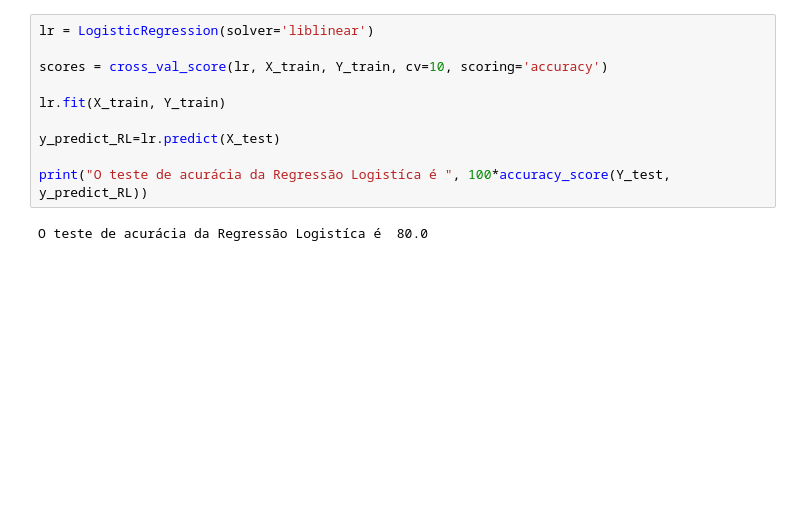
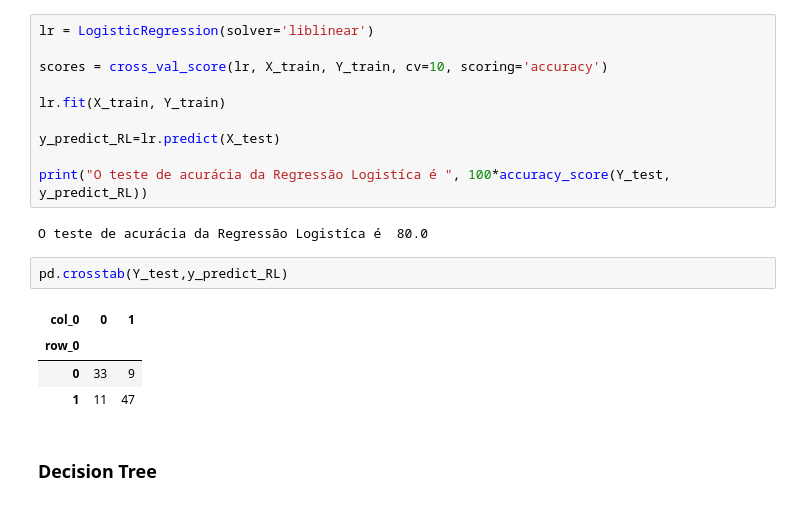
Before and after one commit to duddatorres/PROJETO-2, a Jupyter notebook: Projeto 2.ipynb, the cells around one changed output. Cells and saved outputs as stored; diff of their text form; blank space fills up the shorter version.

```diff
--- a/Projeto 2.ipynb
+++ b/Projeto 2.ipynb
@@ -678,3 +678,12 @@ y_predict_RL=lr.predict(X_test)
 print("O teste de acurácia da Regressão Logistíca é ", 100*accuracy_score(Y_test, y_predict_RL))
 # %% [output]
 O teste de acurácia da Regressão Logistíca é  80.0
+# %%
+pd.crosstab(Y_test,y_predict_RL)
+# %% [output]
+| col_0 | 0 | 1 |
+| row_0 |  |  |
+| 0 | 33 | 9 |
+| 1 | 11 | 47 |
+# %% [markdown]
+### Decision Tree
```
Also changed, not shown: parts of 1 cell of this notebook.
